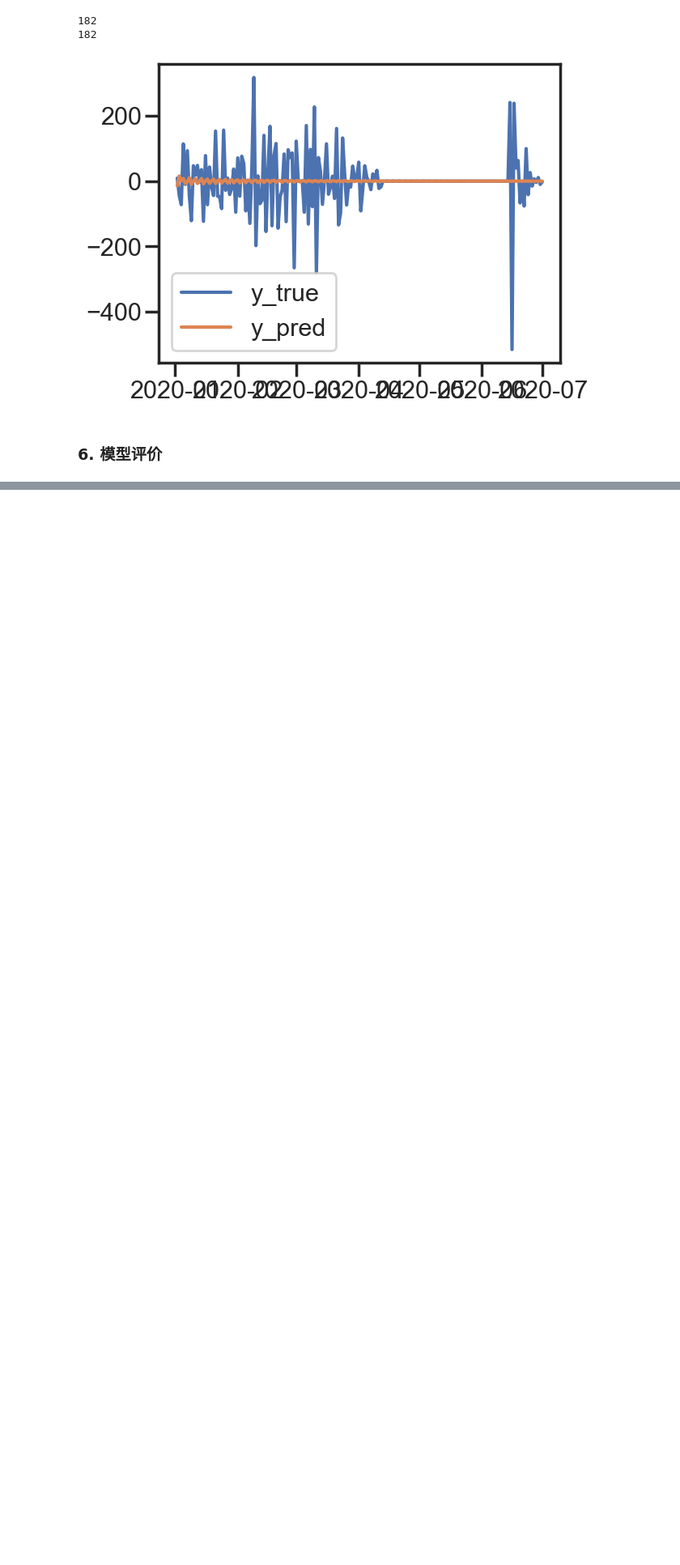
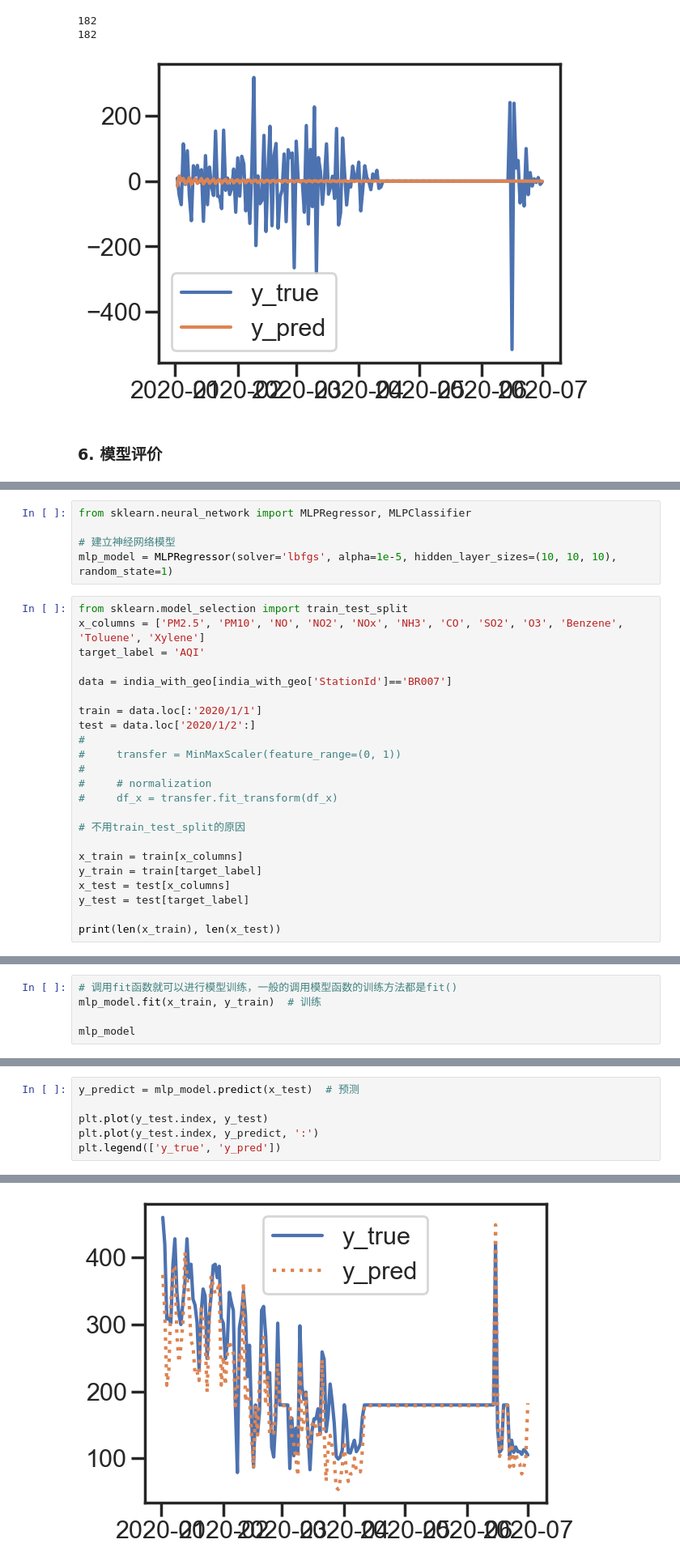
Before and after one commit to TREXA23187/air_quality, a Jupyter notebook: main.ipynb, the cells around one changed output, grey strips where cells are left out. Shown at 81% size. Saved outputs shown, nothing was run; the diff lists cells and outputs as text; blank space fills up the shorter version.

```diff
--- a/main.ipynb
+++ b/main.ipynb
@@ -436,0 +440,28 @@ print(len(predict))
+# %%
+from sklearn.neural_network import MLPRegressor, MLPClassifier
+
+# 建立神经网络模型
+mlp_model = MLPRegressor(solver='lbfgs', alpha=1e-5, hidden_layer_sizes=(10, 10, 10), random_state=1)
+# %%
+from sklearn.model_selection import train_test_split
+x_columns = ['PM2.5', 'PM10', 'NO', 'NO2', 'NOx', 'NH3', 'CO', 'SO2', 'O3', 'Benzene', 'Toluene', 'Xylene']
+target_label = 'AQI'
+
+data = india_with_geo[india_with_geo['StationId']=='BR007']
+
+train = data.loc[:'2020/1/1']
+test = data.loc['2020/1/2':]
+#
+#     transfer = MinMaxScaler(feature_range=(0, 1))
+#
+#     # normalization
+#     df_x = transfer.fit_transform(df_x)
+
+# 不用train_test_split的原因
+
+x_train = train[x_columns]
+y_train = train[target_label]
+x_test = test[x_columns]
+y_test = test[target_label]
+
+print(len(x_train), len(x_test))
@@ -436,0 +470,5 @@ print(len(predict))
+# %%
+# 调用fit函数就可以进行模型训练，一般的调用模型函数的训练方法都是fit()
+mlp_model.fit(x_train, y_train)  # 训练
+
+mlp_model
@@ -436,0 +478,7 @@ print(len(predict))
+# %%
+y_predict = mlp_model.predict(x_test)  # 预测
+
+plt.plot(y_test.index, y_test)
+plt.plot(y_test.index, y_predict, ':')
+plt.legend(['y_true', 'y_pred'])
+# %% [output]
@@ -436,0 +488 @@ print(len(predict))
+[figure, added]
```
Also changed, not shown: parts of 15 cells of this notebook, 1 other file.
